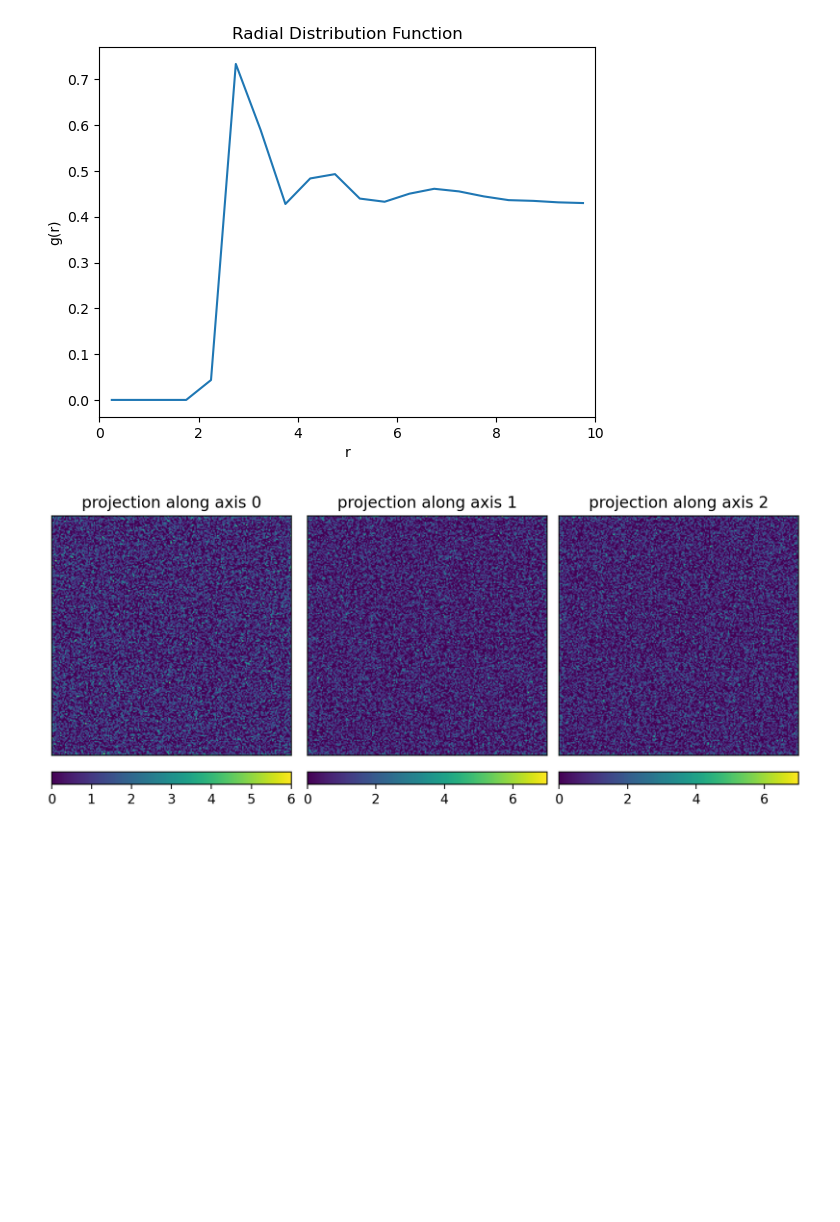
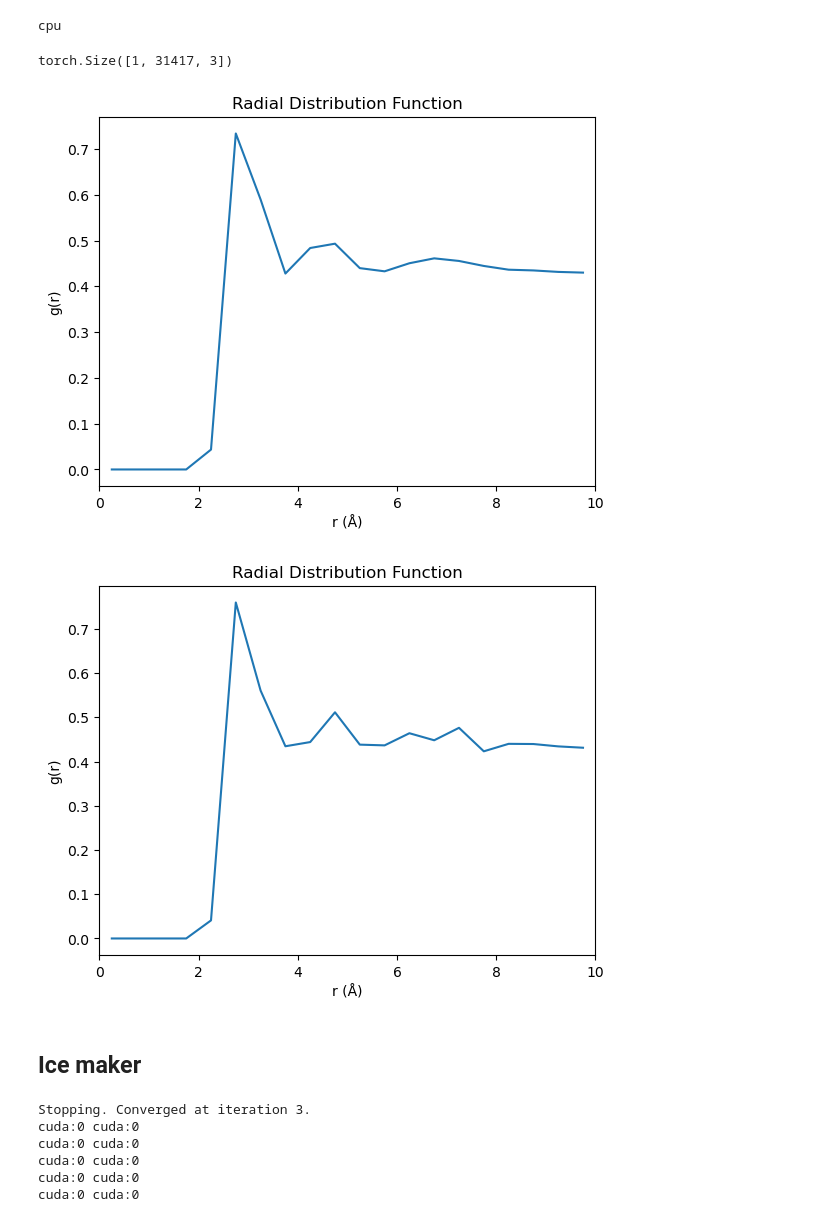
Before and after one commit to joelyeois/specter, a Jupyter notebook: dev-notebooks/pairwise-distance.ipynb, the cells around one changed output. Cells and saved outputs as stored; diff of their text form; code cells hidden in the pictures; blank space fills up the shorter version.

Commit message:
optimized IceMaker

```diff
--- a/dev-notebooks/pairwise-distance.ipynb
+++ b/dev-notebooks/pairwise-distance.ipynb
@@ -15,27 +13,53 @@ The autoreload extension is already loaded. To reload it, use:
 # %%
-dx_md = 0.5
-n_md = 200
+dx_md = 0.25
+n_md = 400
 im_md = Icemaker(dx=dx_md, n=n_md)
 source = "dump"
 filepath = "/scratch/loh/joel/czii/stackingDisordered_20x20x20.MW_temp400.dump"
 
 im_md.get_mdsim(filepath, startframe=10, endframe=11)
+# %% [output]
+cpu
+# %%
+mdsim_ice_coordinates = torch.stack(im_md.mdsim_ice_coordinates)
+mdsim_ice_coordinates.shape
+# %% [output]
+torch.Size([1, 31417, 3])
 # %%
 r_md, gr_md = radial_distribution_function(
     im_md.mdsim_ice_coordinates[0], (n_md * dx_md) ** 3, dr=0.5, r_max=10
 )
 # %% [output]
-[figure, old version]
+[figure, new version]
+# %%
+r_md, gr_md = radial_distribution_function(
+    im_md.mdsim_ice_coordinates[0],
+    (n_md * dx_md) ** 3,
+    dr=0.5,
+    r_max=10,
+    # chunk_size=5000,
+    n_samples=5000000,
+    approximate=True,
+)
+# %% [output]
+[figure, added]
+# %% [markdown]
+## Ice maker
 # %%
-dx = 0.5
-n = 200
-im = Icemaker(dx=dx_md, n=n_md, device='cuda')
-source = "torch"
-filepath = "../ice-data/mdsim_f_kernel_averaged_200x200x200_0.5A.pt"
-im.get_mdsim_averaged_f_kernel(filepath, source=source)
-im.interpolate_mdsim_f_kernel(n, dx)
-im.generate_ice(dx=dx, n=n, min_distance=2)
+dx = 1
+n = 256
+ice_thickness = None  # A
+batchsize = 5
+im = Icemaker(dx=dx, n=n, ice_thickness=ice_thickness).to('cuda')
+saved_data_path = "../ice-data/mdsim_f_radial_avg_400x400x400_0.25A.pt"
+# im.generate_ice_deltas(min_distance=1.9, niter=5, batchsize=batchsize)
+# ice_cubes = im.generate_ice(batchsize=batchsize)
+with torch.no_grad():
+    ice_cubes = im.generate_ice(batchsize)
+# %% [output]
+Stopping. Converged at iteration 3.
+cuda:0 cuda:0
+cuda:0 cuda:0
+cuda:0 cuda:0
+cuda:0 cuda:0
+cuda:0 cuda:0
-# %%
-plot3d(im.current_ice_vol.cpu())
-# %% [output]
-[figure, removed]
```
Also changed, not shown: parts of 8 cells of this notebook, 6 other files.
